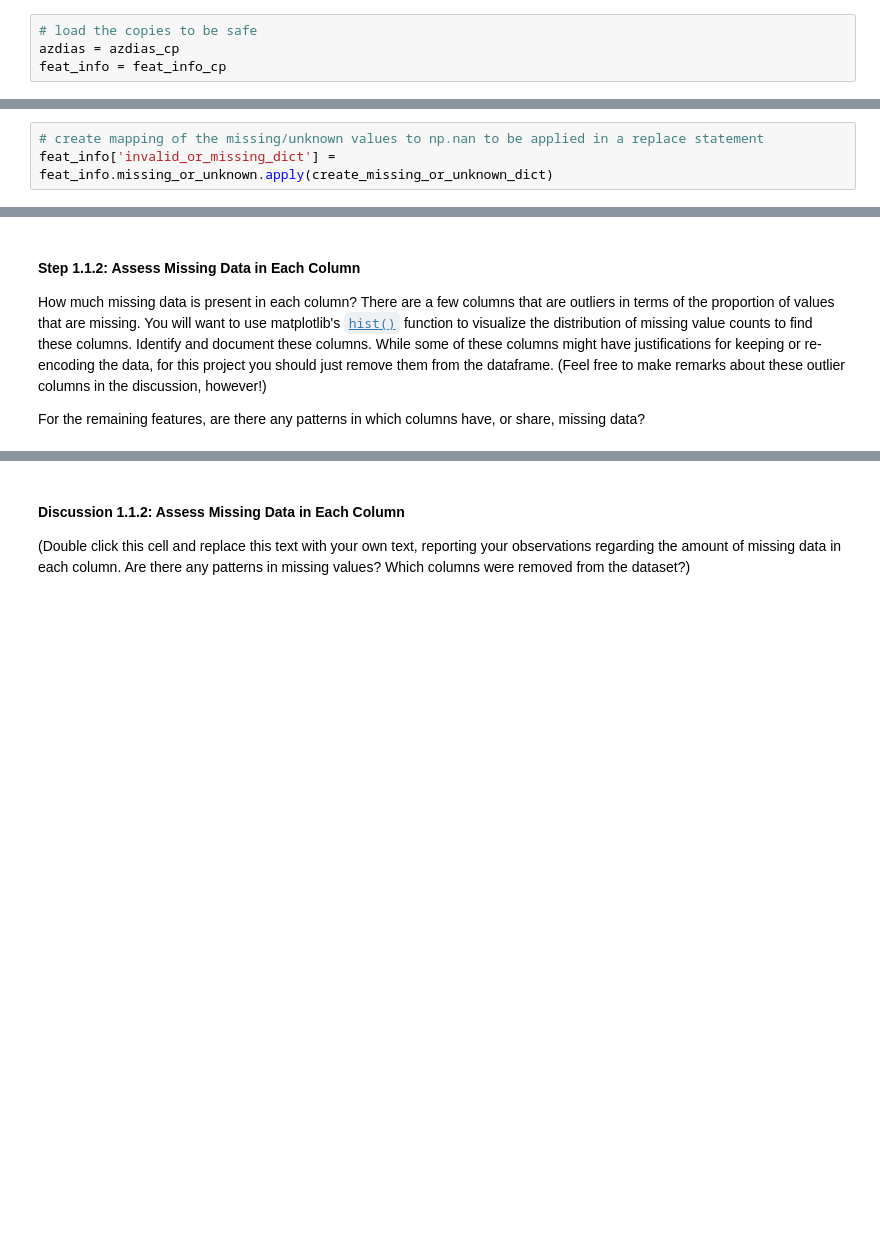
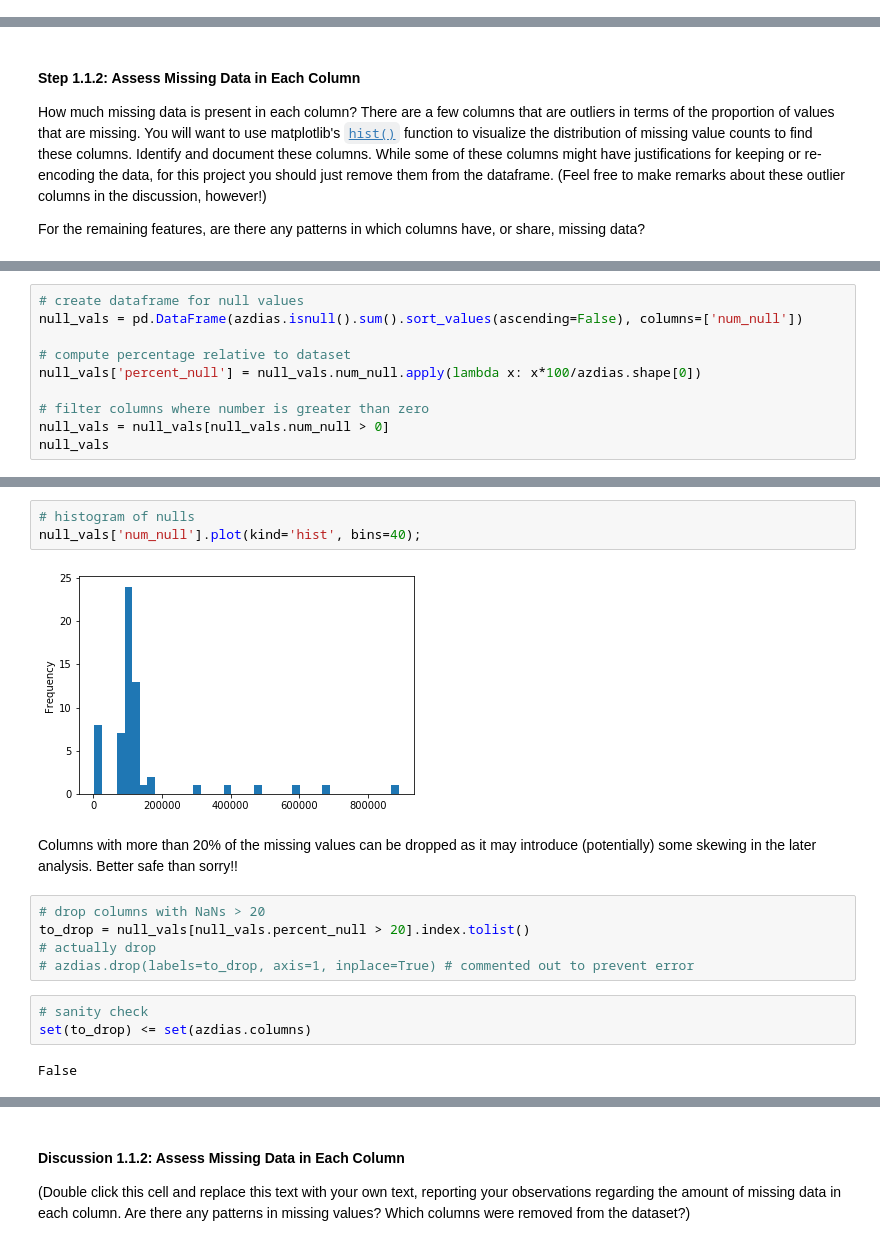
Before and after one commit to marooned20/identify-customer-segments, a Jupyter notebook: Identify_Customer_Segments.ipynb, the cells around one changed output, grey strips where cells are left out. Saved outputs shown, nothing was run; the diff lists cells and outputs as text; blank space fills up the shorter version.

Commit message:
creating checkpoint

```diff
--- a/Identify_Customer_Segments.ipynb
+++ b/Identify_Customer_Segments.ipynb
@@ -110,7 +106,3 @@ The feature summary file contains a summary of properties for each demographics
 The fourth column of the feature attributes summary (loaded in above as `feat_info`) documents the codes from the data dictionary that indicate missing or unknown data. While the file encodes this as a list (e.g. `[-1,0]`), this will get read in as a string object. You'll need to do a little bit of parsing to make use of it to identify and clean the data. Convert data that matches a 'missing' or 'unknown' value code into a numpy NaN value. You might want to see how much data takes on a 'missing' or 'unknown' code, and how much data is naturally missing, as a point of interest.
 
 **As one more reminder, you are encouraged to add additional cells to break up your analysis into manageable chunks.**
-# %%
-# load the copies to be safe
-azdias = azdias_cp
-feat_info = feat_info_cp
@@ -150,4 +122 @@ def valid_int(val):
-# %%
-# create mapping of the missing/unknown values to np.nan to be applied in a replace statement
-feat_info['invalid_or_missing_dict'] = feat_info.missing_or_unknown.apply(create_missing_or_unknown_dict)
 # %%
@@ -214,0 +148,10 @@ For the remaining features, are there any patterns in which columns have, or sha
+# %%
+# create dataframe for null values
+null_vals = pd.DataFrame(azdias.isnull().sum().sort_values(ascending=False), columns=['num_null'])
+
+# compute percentage relative to dataset
+null_vals['percent_null'] = null_vals.num_null.apply(lambda x: x*100/azdias.shape[0])
+
+# filter columns where number is greater than zero
+null_vals = null_vals[null_vals.num_null > 0]
+null_vals
@@ -214,0 +188,17 @@ For the remaining features, are there any patterns in which columns have, or sha
+# %%
+# histogram of nulls
+null_vals['num_null'].plot(kind='hist', bins=40);
+# %% [output]
+[figure, added]
+# %% [markdown]
+Columns with more than 20% of the missing values can be dropped as it may introduce (potentially) some skewing in the later analysis. Better safe than sorry!!
+# %%
+# drop columns with NaNs > 20
+to_drop = null_vals[null_vals.percent_null > 20].index.tolist()
+# actually drop
+# azdias.drop(labels=to_drop, axis=1, inplace=True) # commented out to prevent error
+# %%
+# sanity check
+set(to_drop) <= set(azdias.columns)
+# %% [output]
+False
```
Also changed, not shown: parts of 23 cells of this notebook.
